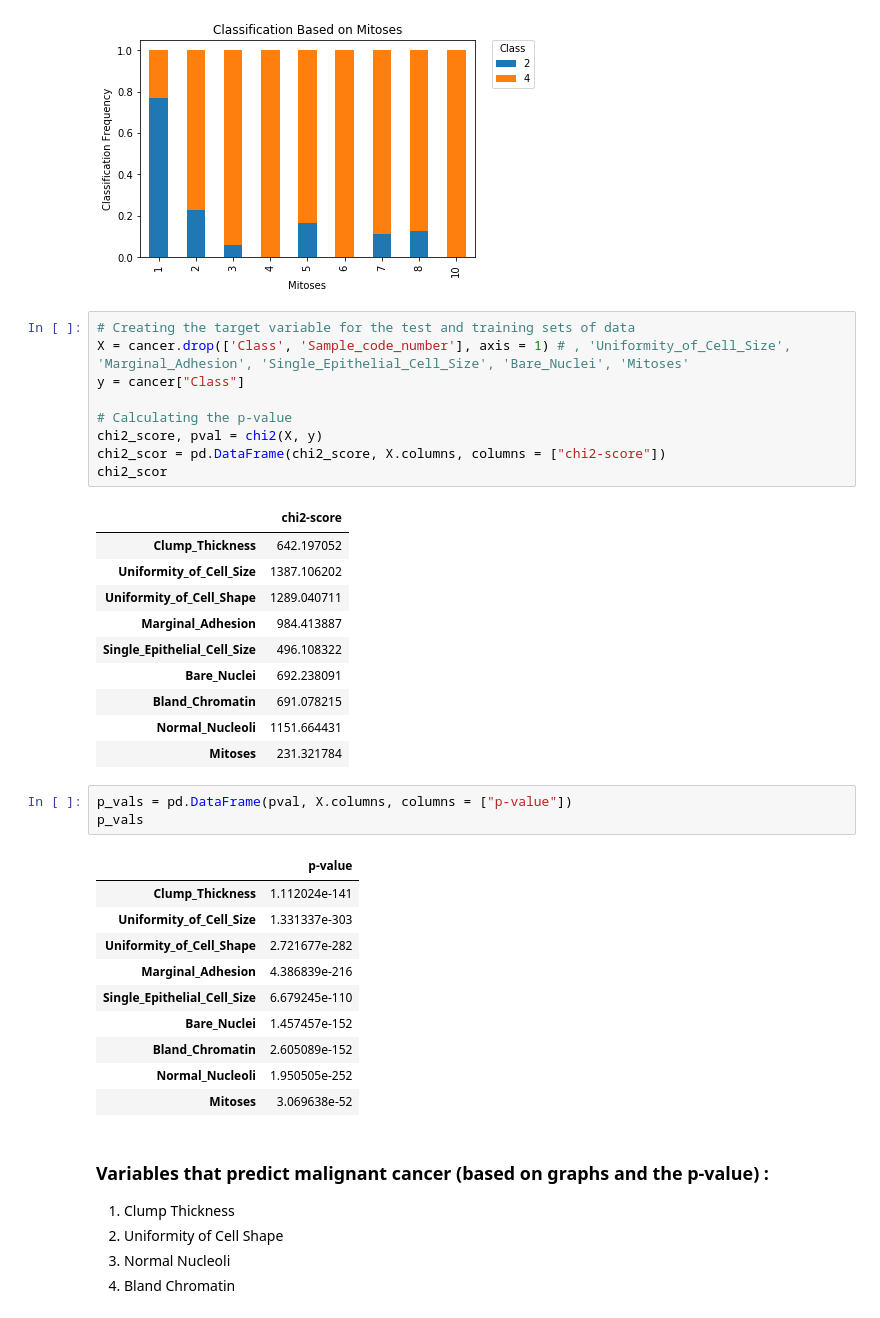
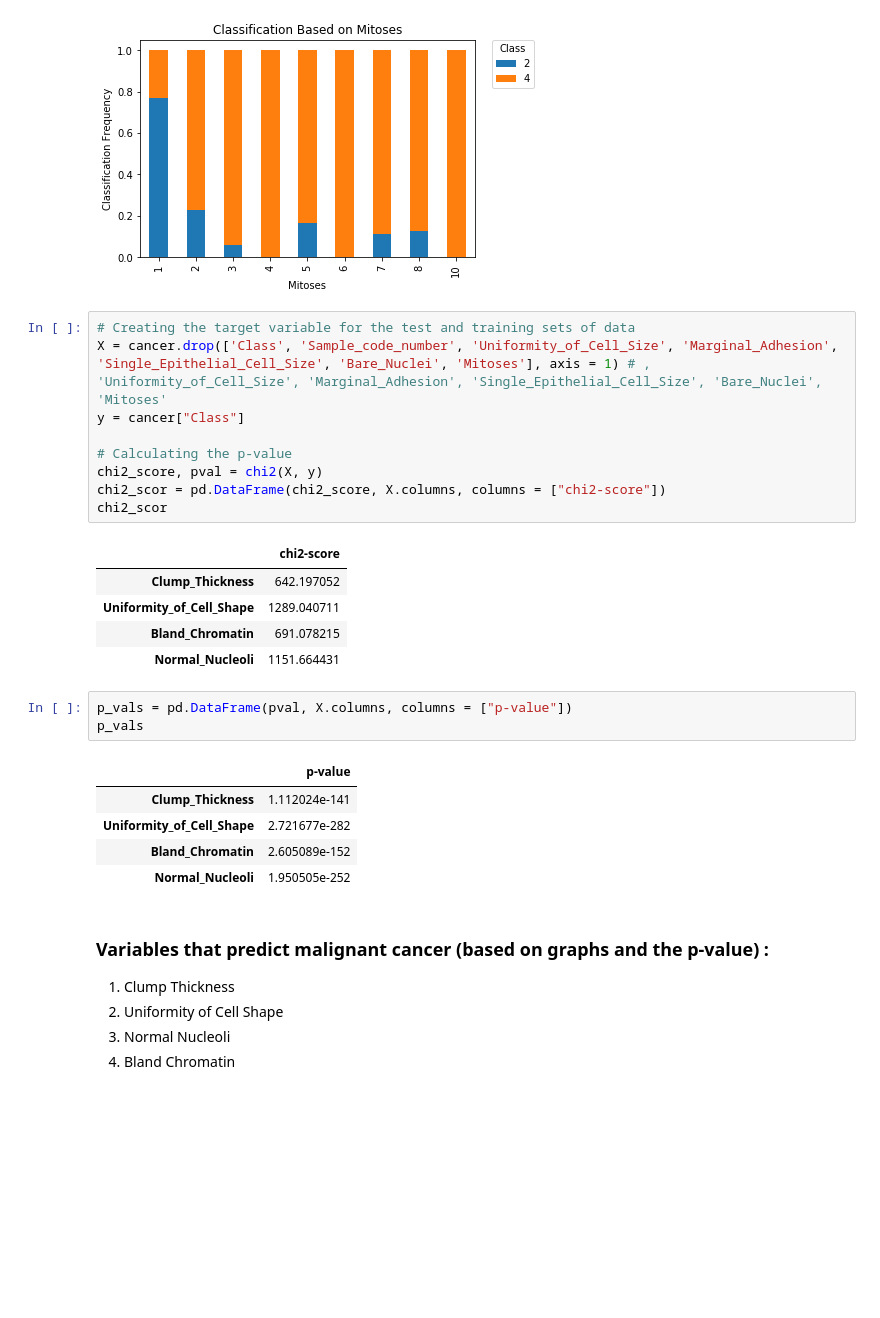
Before and after one commit to PhathuAuti/logreg_cancer, a Jupyter notebook: Predict Breast Cancer.ipynb, the cells around one changed output. Saved outputs shown, nothing was run; the diff lists cells and outputs as text; blank space fills up the shorter version.

```diff
--- a/Predict Breast Cancer.ipynb
+++ b/Predict Breast Cancer.ipynb
@@ -235,38 +235,28 @@ Text(0, 0.5, 'Classification Frequency')
 [figure]
 # %%
 # Creating the target variable for the test and training sets of data
-X = cancer.drop(['Class', 'Sample_code_number'], axis = 1) # , 'Uniformity_of_Cell_Size', 'Marginal_Adhesion', 'Single_Epithelial_Cell_Size', 'Bare_Nuclei', 'Mitoses'
+X = cancer.drop(['Class', 'Sample_code_number', 'Uniformity_of_Cell_Size', 'Marginal_Adhesion', 'Single_Epithelial_Cell_Size', 'Bare_Nuclei', 'Mitoses'], axis = 1) # , 'Uniformity_of_Cell_Size', 'Marginal_Adhesion', 'Single_Epithelial_Cell_Size', 'Bare_Nuclei', 'Mitoses'
 y = cancer["Class"]
 
 # Calculating the p-value
 chi2_score, pval = chi2(X, y)
 chi2_scor = pd.DataFrame(chi2_score, X.columns, columns = ["chi2-score"])
 chi2_scor
 # %% [output]
 |  | chi2-score |
 | Clump_Thickness | 642.197052 |
-| Uniformity_of_Cell_Size | 1387.106202 |
 | Uniformity_of_Cell_Shape | 1289.040711 |
-| Marginal_Adhesion | 984.413887 |
-| Single_Epithelial_Cell_Size | 496.108322 |
-| Bare_Nuclei | 692.238091 |
 | Bland_Chromatin | 691.078215 |
 | Normal_Nucleoli | 1151.664431 |
-| Mitoses | 231.321784 |
 # %%
 p_vals = pd.DataFrame(pval, X.columns, columns = ["p-value"])
 p_vals
 # %% [output]
 |  | p-value |
 | Clump_Thickness | 1.112024e-141 |
-| Uniformity_of_Cell_Size | 1.331337e-303 |
 | Uniformity_of_Cell_Shape | 2.721677e-282 |
-| Marginal_Adhesion | 4.386839e-216 |
-| Single_Epithelial_Cell_Size | 6.679245e-110 |
-| Bare_Nuclei | 1.457457e-152 |
 | Bland_Chromatin | 2.605089e-152 |
 | Normal_Nucleoli | 1.950505e-252 |
-| Mitoses | 3.069638e-52 |
 # %% [markdown]
 ### Variables that predict malignant cancer (based on graphs and the p-value) :
 1. Clump Thickness
```
Also changed, not shown: parts of 8 cells of this notebook.
